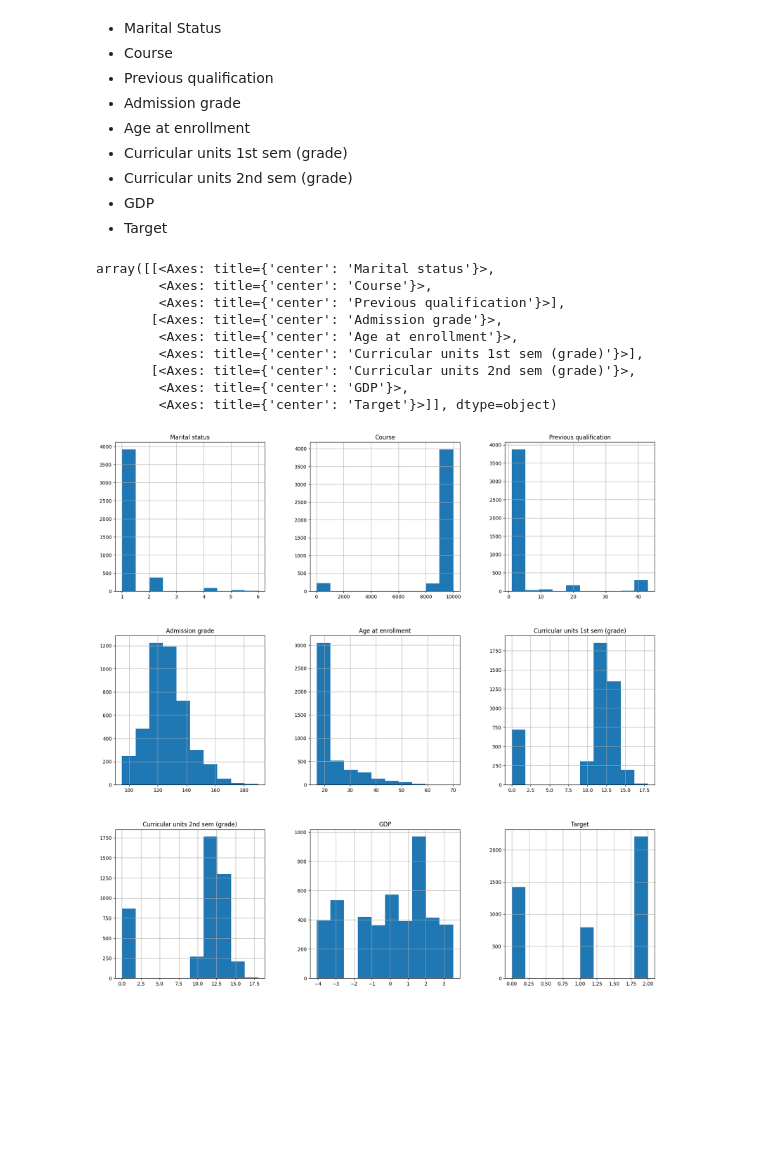
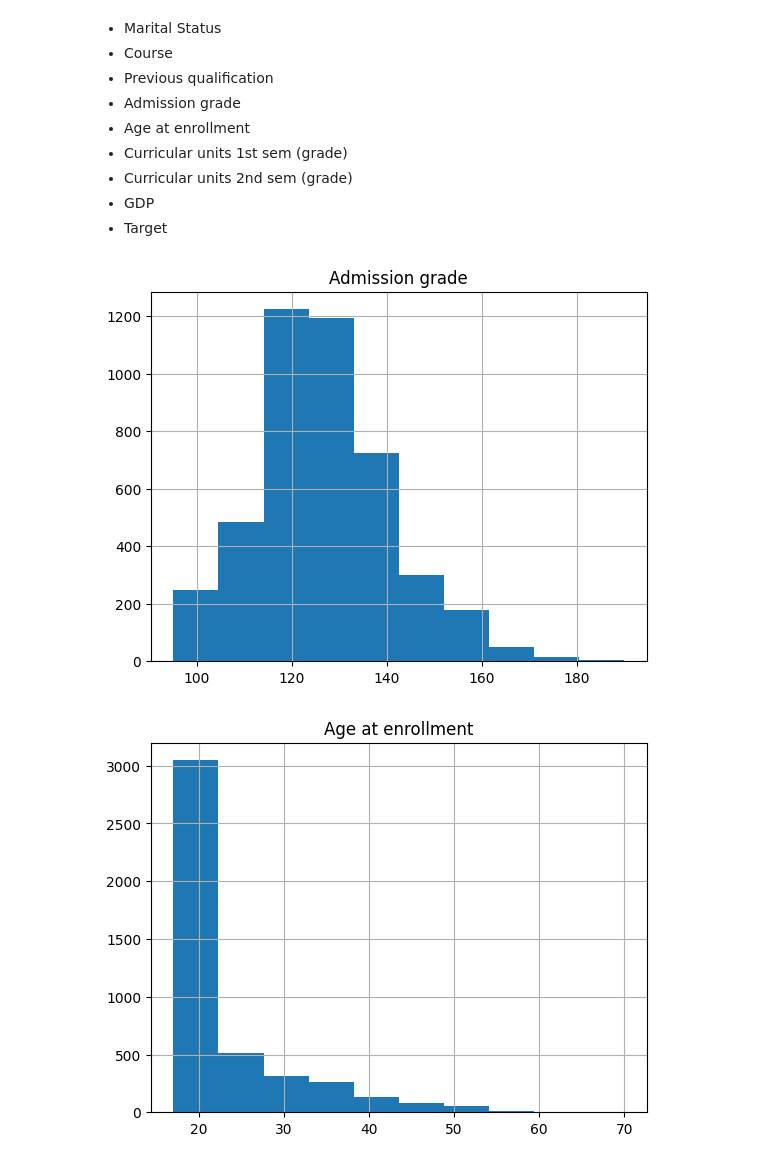
Before and after one commit to terracodum/ML_labs, a Jupyter notebook: lab1/lab1_class.ipynb, the cells around one changed output. Cells and saved outputs as stored; diff of their text form; code cells hidden in the pictures; blank space fills up the shorter version.

```diff
--- a/lab1/lab1_class.ipynb
+++ b/lab1/lab1_class.ipynb
@@ -428,7 +427,7 @@ float_num_vars = ['Unemployment rate', 'Inflation rate', 'GDP']
 # %% [markdown]
 ### Коррекция типов данных
 # %%
-for column in ['Previous qualification (grade)', 'Admission grade', 'Curricular units 1st sem (grade)', 'Curricular units 2nd sem (grade)']:
+for column in num_vars:
     data[column] = data[column].astype(int)
 data.info()
 # %% [output]
@@ -562,13 +572,10 @@ imp = ['Marital status', "Course", "Previous qualification", "Admission grade",
 # %%
-data.hist(column=imp, figsize=[20,20])
+num_imp = ["Admission grade", "Age at enrollment", "Curricular units 1st sem (grade)", "Curricular units 2nd sem (grade)", "GDP"]
+
+
+
+for column in (num_imp):
+    data.hist(column)
 # %% [output]
-array([[<Axes: title={'center': 'Marital status'}>,
-        <Axes: title={'center': 'Course'}>,
-        <Axes: title={'center': 'Previous qualification'}>],
-       [<Axes: title={'center': 'Admission grade'}>,
-        <Axes: title={'center': 'Age at enrollment'}>,
-        <Axes: title={'center': 'Curricular units 1st sem (grade)'}>],
-       [<Axes: title={'center': 'Curricular units 2nd sem (grade)'}>,
-        <Axes: title={'center': 'GDP'}>,
-        <Axes: title={'center': 'Target'}>]], dtype=object)
-[figure, old version]
+[figure, new version]
+[figure, added]
```
Also changed, not shown: parts of 42 cells of this notebook, 1 other file.
